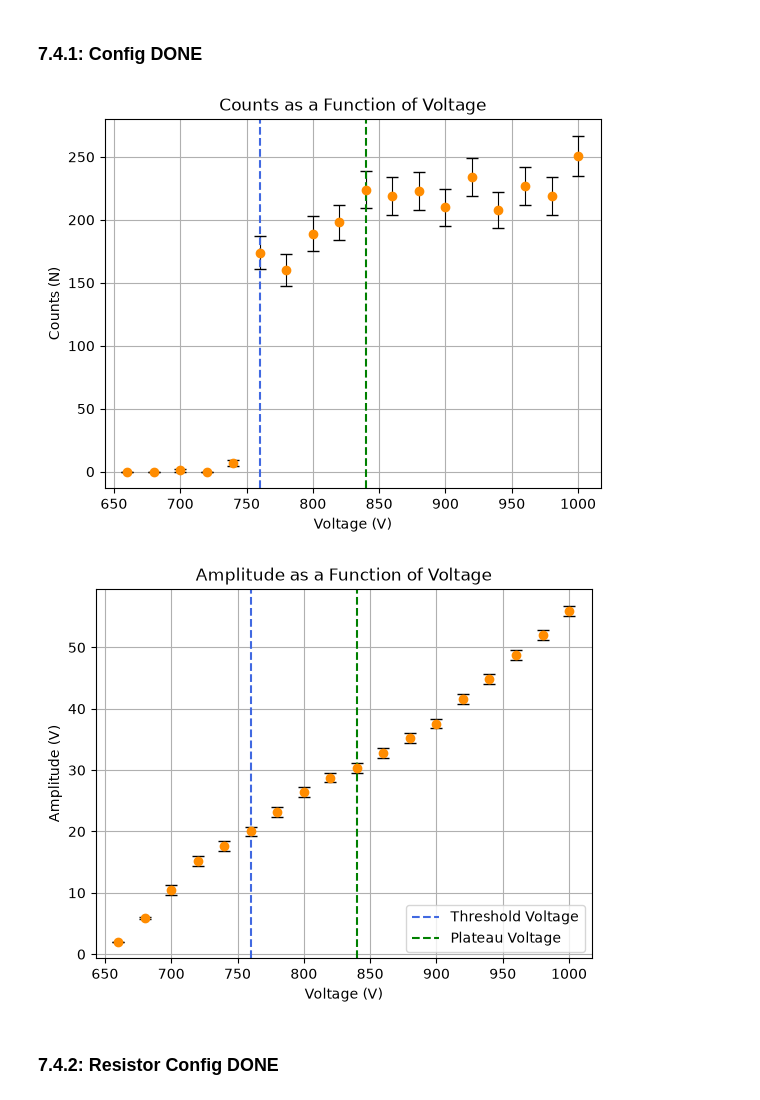
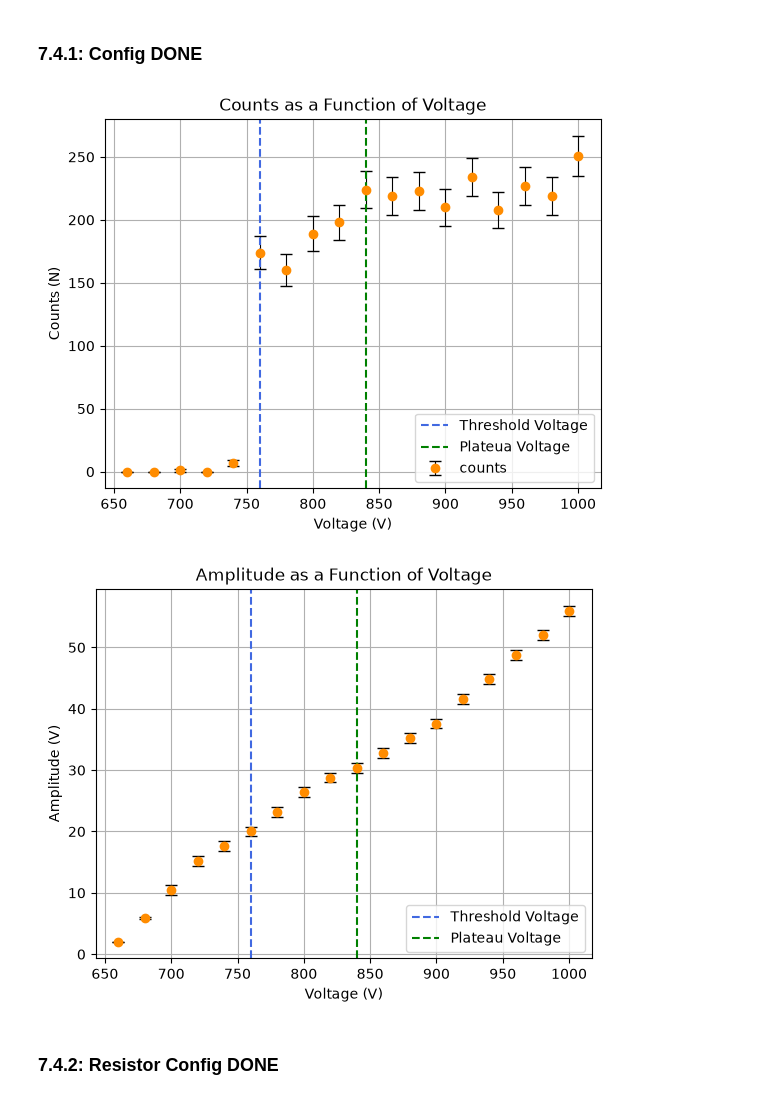
Before and after one commit to cawjense/Phys-133, a Jupyter notebook: gammalab/gamma.ipynb, the cells around one changed output. Drawn from its saved outputs; the diff is of its cells as text; code cells hidden in the pictures.

```diff
--- a/gammalab/gamma.ipynb
+++ b/gammalab/gamma.ipynb
@@ -50,32 +50,33 @@ def quick_plot(func,x = None,y = None,yerr = None,label = None , title = None ,
 # %%
 df = pd.read_csv(r'/Users/cadenjensen/Desktop/Phys 133/gammalab/data/phys_133_gamma_ray - 7.4.1_ Configuration.csv')
 
 counts = df.iloc[:,4]
 voltage = df.iloc[:,0]
 amplitude = df.iloc[:,2]
 unc_amp = df.iloc[:,3]
 
 plt.errorbar(voltage,counts,yerr = np.sqrt(df.iloc[:,4]),
              fmt = 'o',color = 'darkorange', ecolor = 'black', elinewidth=0.8, capsize = 4, label = 'counts')
 plt.axvline(x=760,linestyle = '--',color = 'royalblue',label = 'Threshold Voltage')
 plt.axvline(x=840,linestyle = '--',color = 'green',label = "Plateua Voltage")
+plt.legend()
 plt.title('Counts as a Function of Voltage')
 plt.xlabel('Voltage (V)')
 plt.ylabel('Counts (N)')
 plt.grid(True)
 plt.show()
 
 plt.errorbar(voltage,amplitude,yerr = unc_amp,fmt = 'o',color = 'darkorange', ecolor = 'black', elinewidth=0.8, capsize = 4)
 plt.axvline(x=760,linestyle = '--',color = 'royalblue',label = 'Threshold Voltage')
 plt.axvline(x=840,linestyle = '--',color = 'green',label = "Plateau Voltage")
 plt.legend()
 plt.title('Amplitude as a Function of Voltage')
 plt.xlabel('Voltage (V)')
 plt.ylabel('Amplitude (V)')
 plt.grid(True)
 plt.show()
 # %% [output]
-[figure, old version]
+[figure, new version]
 [figure]
 # %% [markdown]
 ### 7.4.2: Resistor Config DONE
```
Also changed, not shown: parts of 5 cells of this notebook, 2 other files.
